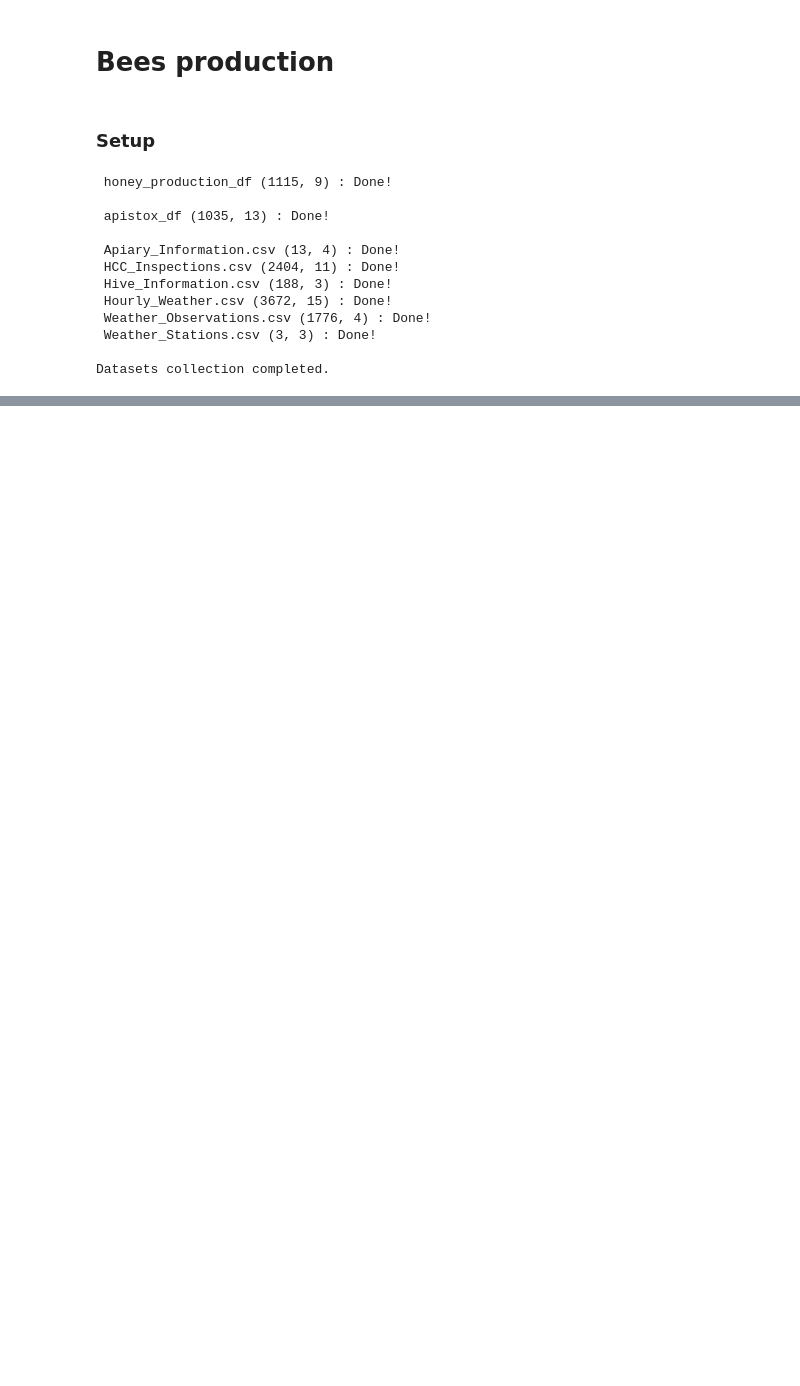
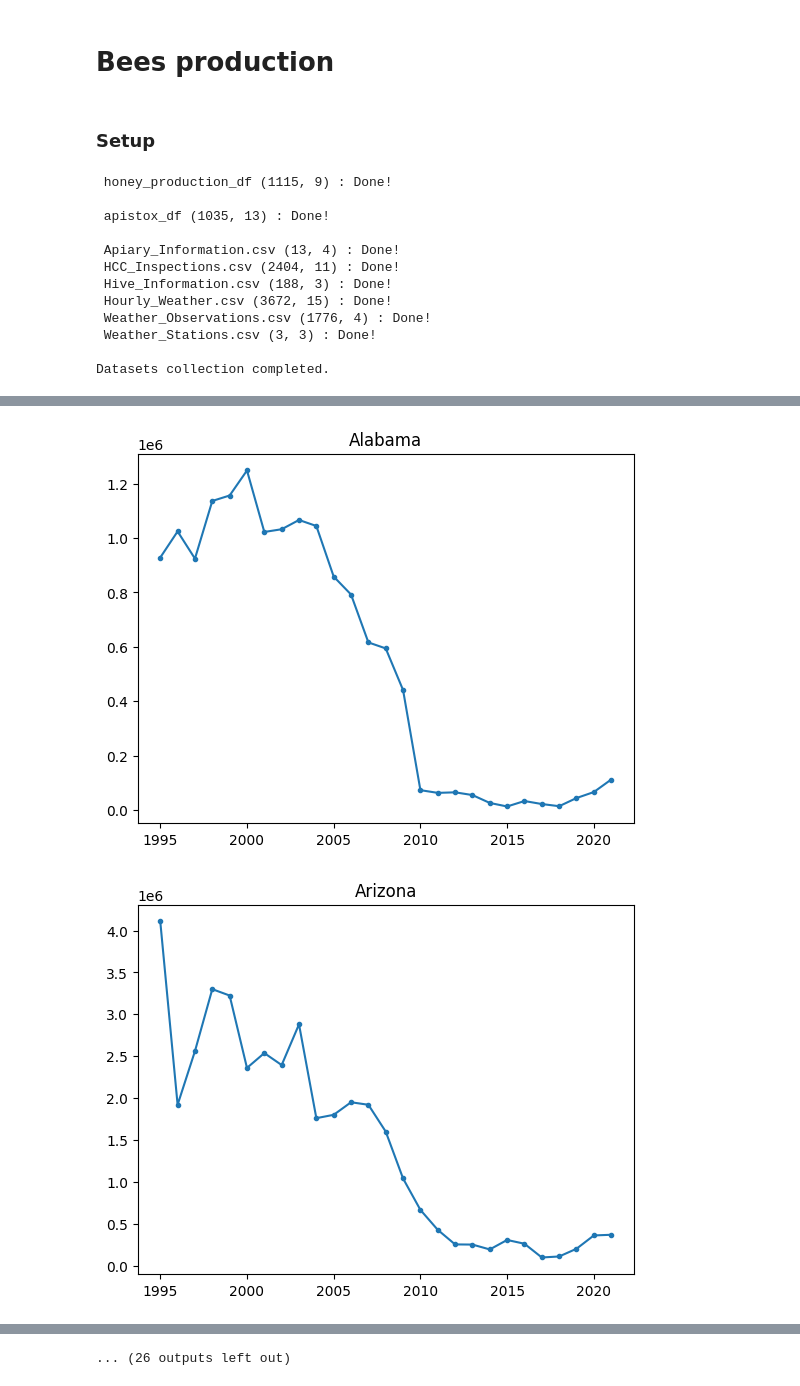
Before and after one commit to Ddav3/Bees_production_analysis, a Jupyter notebook: bees_production.ipynb, the cells around one changed output, grey strips where cells are left out. Drawn from its saved outputs; the diff is of its cells as text; code cells hidden in the pictures; blank space fills up the shorter version.

Commit message:
implemented graphic visualization of data based on state over the years on Dataset 1: removed the states of which there are missing data or not of all the 27 years recorded

```diff
--- a/bees_production.ipynb
+++ b/bees_production.ipynb
@@ -95,3 +28,5 @@ Datasets collection completed.
 # %%
-utils.EDA(honey_production_df)
+utils.EDA(honey_production_df, head = honey_production_df.state.nunique()) #44 states
+honey_production_df.drop(columns=["Unnamed: 0"], inplace=True)
+honey_production_df_copy = honey_production_df.copy()
 # %% [output]
@@ -114,0 +50,15 @@ Data columns (total 9 columns):
+# %%
+honey_production_df = honey_production_df_copy.copy()
+
+for state in honey_production_df.state.unique():
+    state_production = honey_production_df[honey_production_df.state == state]
+    #filtering for the states that have data for all the 27 years from 1995 to 2021
+    if len(state_production) < 27:
+        honey_production_df.drop(state_production.index, inplace=True)
+    else:
+        plt.plot(state_production.year, state_production.production, marker = ".")
+        plt.title(str(state))
+        plt.show()
+# %% [output]
+[figure, added]
+[figure, added]
@@ -115 +75,2 @@ Data columns (total 9 columns):
+... (26 outputs left out)
 # %% [markdown]
```
Also changed, not shown: parts of 6 cells of this notebook, 2 other files.
